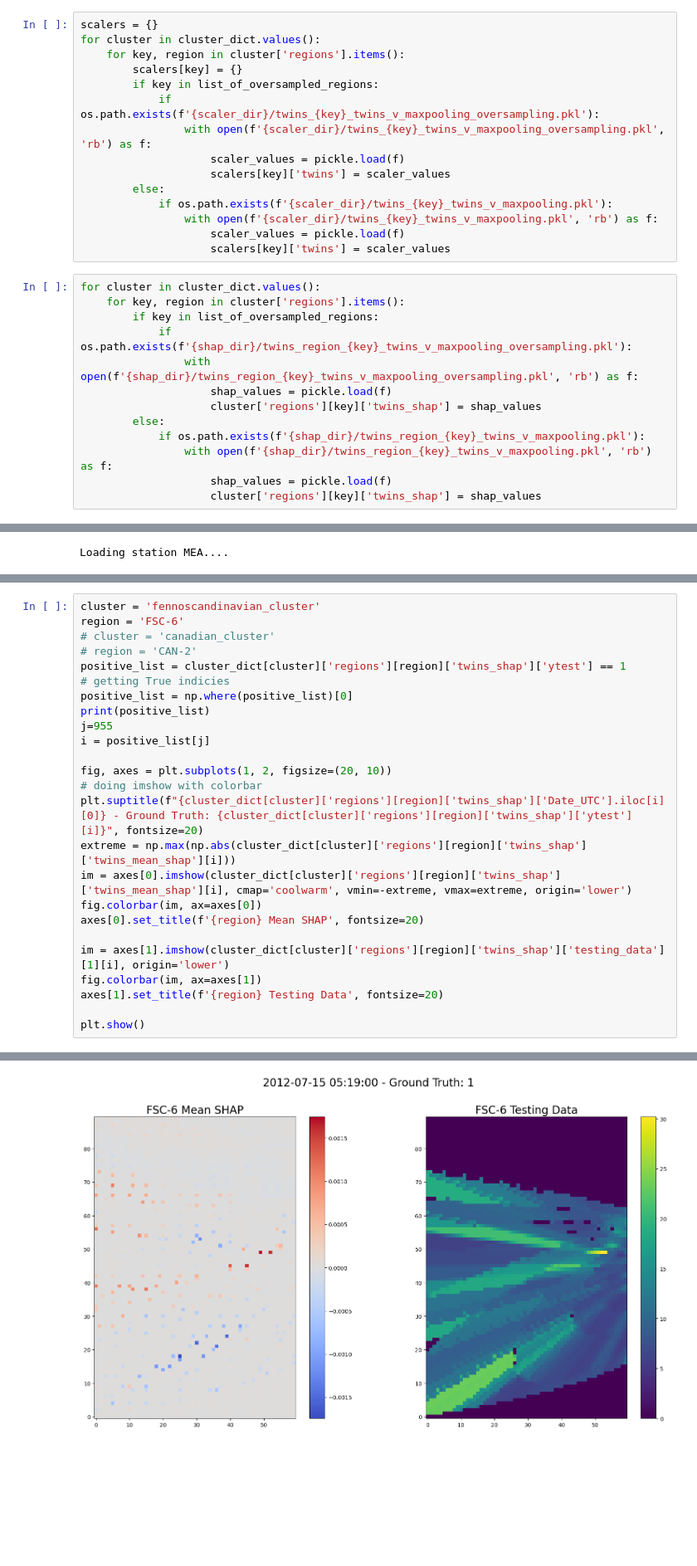
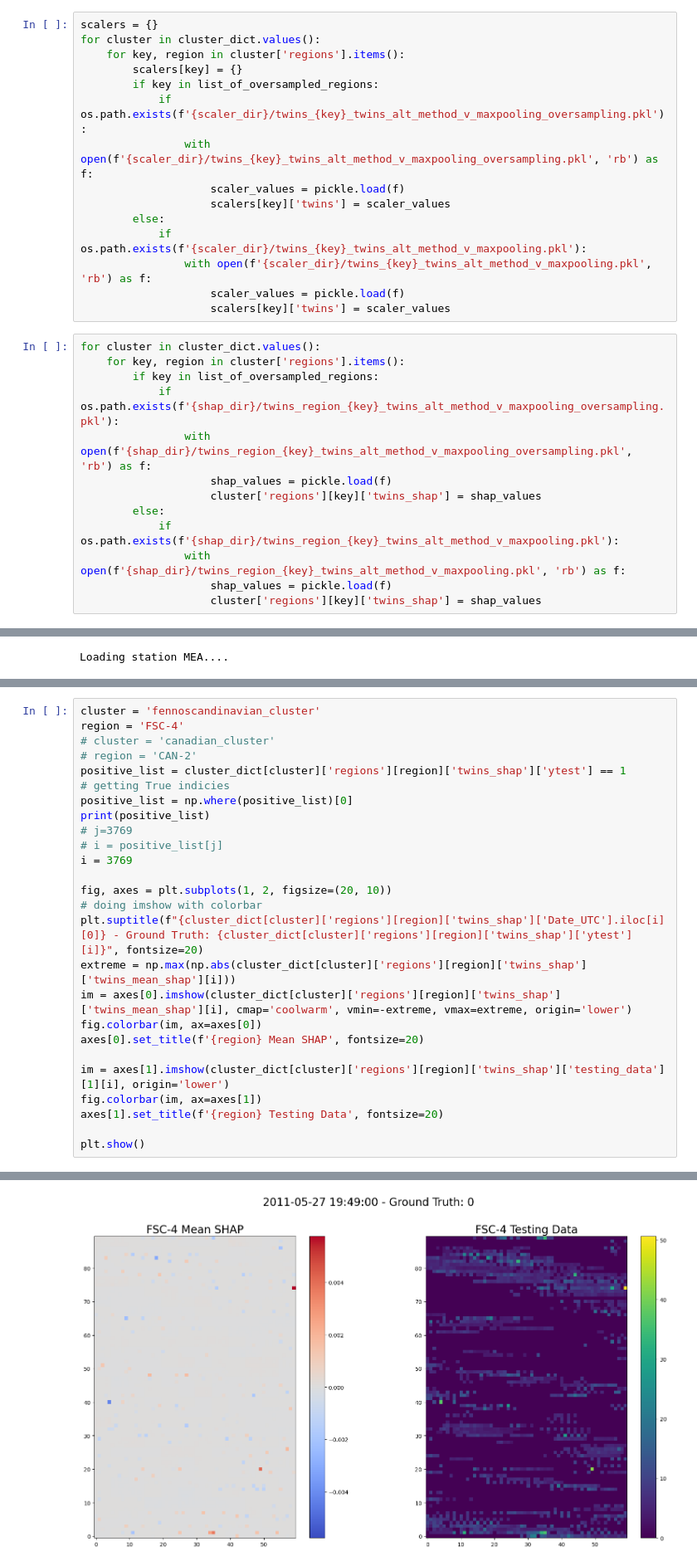
Before and after one commit to mikecoughlan/including_ion_temp_maps, a Jupyter notebook: examining_twins_shap.ipynb, the cells around one changed output, grey strips where cells are left out. Shown at 83% size. Drawn from its saved outputs; the diff is of its cells as text; blank space fills up the shorter version.

```diff
--- a/examining_twins_shap.ipynb
+++ b/examining_twins_shap.ipynb
@@ -41,26 +41,26 @@ for cluster in cluster_dict.values():
 	for key, region in cluster['regions'].items():
 		scalers[key] = {}
 		if key in list_of_oversampled_regions:
-			if os.path.exists(f'{scaler_dir}/twins_{key}_twins_v_maxpooling_oversampling.pkl'):
-				with open(f'{scaler_dir}/twins_{key}_twins_v_maxpooling_oversampling.pkl', 'rb') as f:
+			if os.path.exists(f'{scaler_dir}/twins_{key}_twins_alt_method_v_maxpooling_oversampling.pkl'):
+				with open(f'{scaler_dir}/twins_{key}_twins_alt_method_v_maxpooling_oversampling.pkl', 'rb') as f:
 					scaler_values = pickle.load(f)
 					scalers[key]['twins'] = scaler_values
 		else:
-			if os.path.exists(f'{scaler_dir}/twins_{key}_twins_v_maxpooling.pkl'):
-				with open(f'{scaler_dir}/twins_{key}_twins_v_maxpooling.pkl', 'rb') as f:
+			if os.path.exists(f'{scaler_dir}/twins_{key}_twins_alt_method_v_maxpooling.pkl'):
+				with open(f'{scaler_dir}/twins_{key}_twins_alt_method_v_maxpooling.pkl', 'rb') as f:
 					scaler_values = pickle.load(f)
 					scalers[key]['twins'] = scaler_values
 # %%
 for cluster in cluster_dict.values():
 	for key, region in cluster['regions'].items():
 		if key in list_of_oversampled_regions:
-			if os.path.exists(f'{shap_dir}/twins_region_{key}_twins_v_maxpooling_oversampling.pkl'):
-				with open(f'{shap_dir}/twins_region_{key}_twins_v_maxpooling_oversampling.pkl', 'rb') as f:
+			if os.path.exists(f'{shap_dir}/twins_region_{key}_twins_alt_method_v_maxpooling_oversampling.pkl'):
+				with open(f'{shap_dir}/twins_region_{key}_twins_alt_method_v_maxpooling_oversampling.pkl', 'rb') as f:
 					shap_values = pickle.load(f)
 					cluster['regions'][key]['twins_shap'] = shap_values
 		else:
-			if os.path.exists(f'{shap_dir}/twins_region_{key}_twins_v_maxpooling.pkl'):
-				with open(f'{shap_dir}/twins_region_{key}_twins_v_maxpooling.pkl', 'rb') as f:
+			if os.path.exists(f'{shap_dir}/twins_region_{key}_twins_alt_method_v_maxpooling.pkl'):
+				with open(f'{shap_dir}/twins_region_{key}_twins_alt_method_v_maxpooling.pkl', 'rb') as f:
 					shap_values = pickle.load(f)
 					cluster['regions'][key]['twins_shap'] = shap_values
 # %%
@@ -246,14 +252,15 @@ plt.show()
 # %%
 cluster = 'fennoscandinavian_cluster'
-region = 'FSC-6'
+region = 'FSC-4'
 # cluster = 'canadian_cluster'
 # region = 'CAN-2'
 positive_list = cluster_dict[cluster]['regions'][region]['twins_shap']['ytest'] == 1
 # getting True indicies
 positive_list = np.where(positive_list)[0]
 print(positive_list)
-j=955
-i = positive_list[j]
+# j=3769
+# i = positive_list[j]
+i = 3769
 
 fig, axes = plt.subplots(1, 2, figsize=(20, 10))
 # doing imshow with colorbar
@@ -273,4 +280,4 @@ plt.show()
-[figure, old version]
+[figure, new version]
 # %%
 cluster = 'fennoscandinavian_cluster'
 region = 'FSC-4'
```
Also changed, not shown: parts of 5 cells of this notebook, 8 other files.
